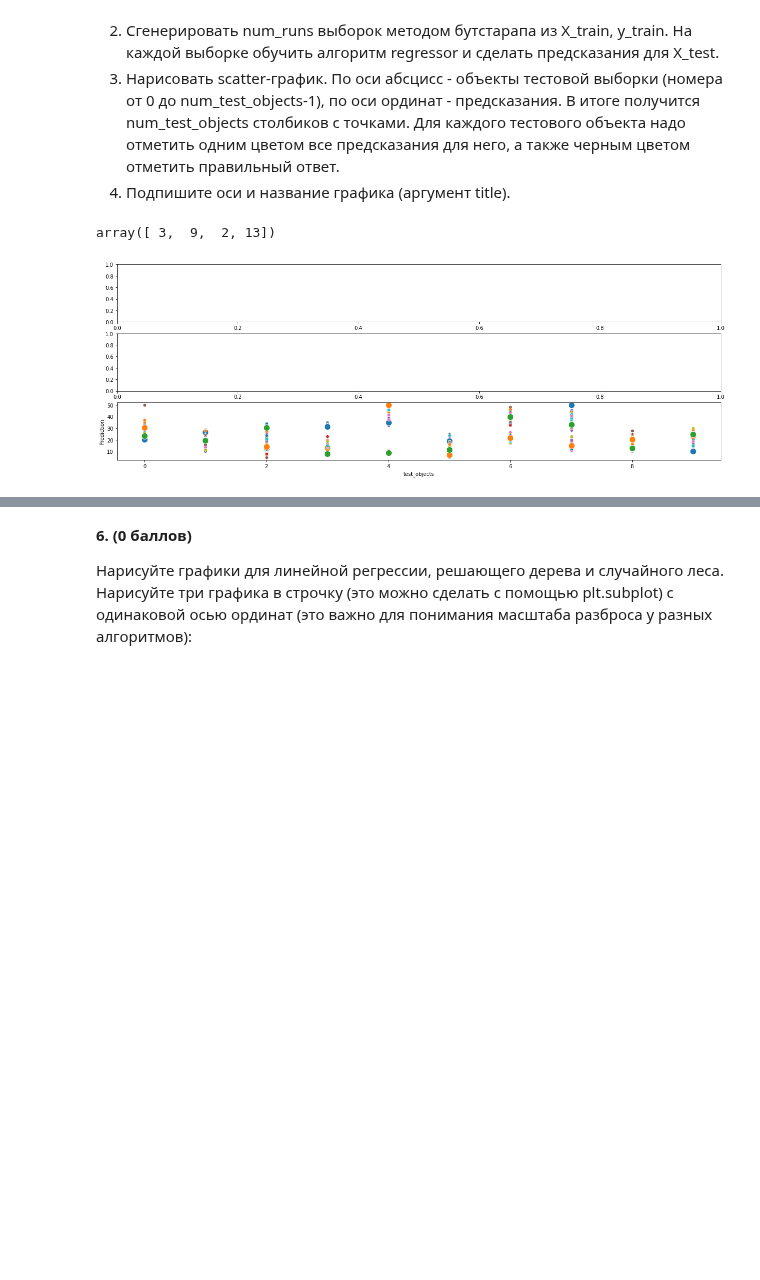
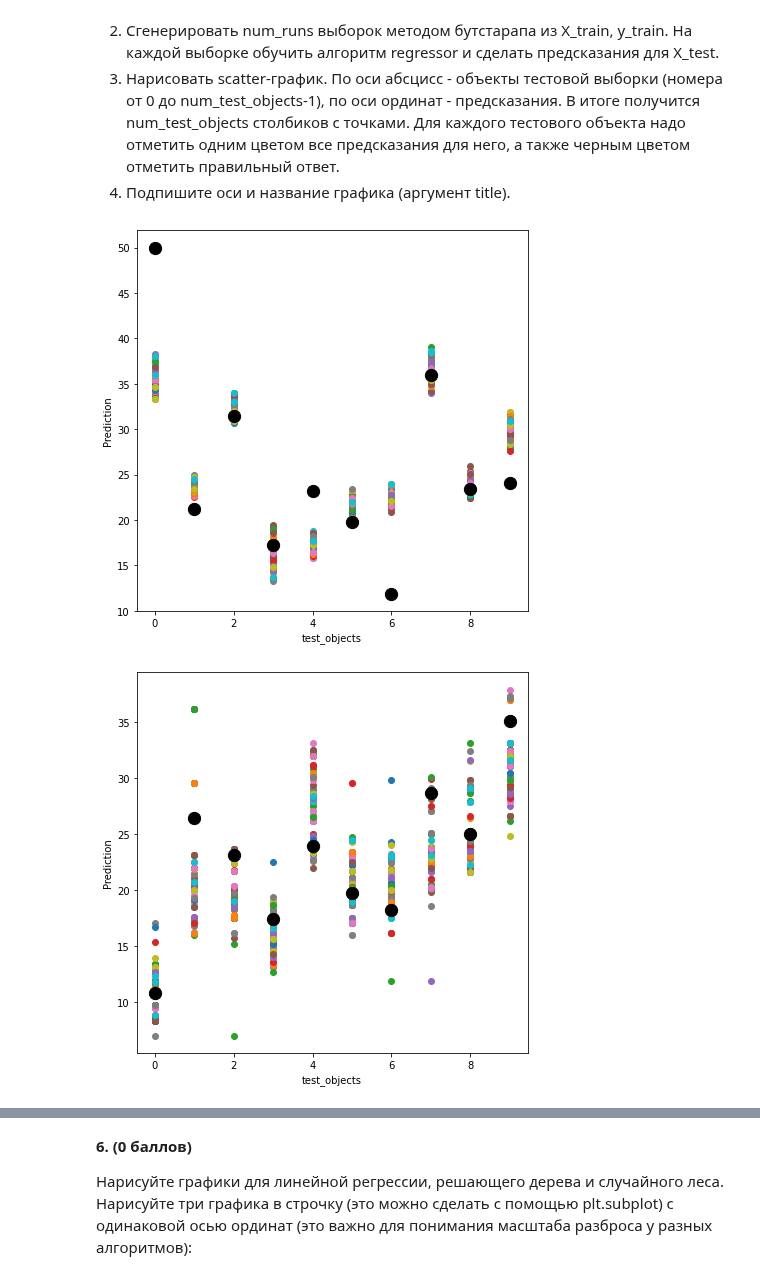
Before and after one commit to HeySlava/hse_course, a Jupyter notebook: bvd_hw6/homework6.ipynb, the cells around one changed output, grey strips where cells are left out. Saved outputs shown, nothing was run; the diff lists cells and outputs as text; code cells hidden in the pictures; blank space fills up the shorter version.

```diff
--- a/bvd_hw6/homework6.ipynb
+++ b/bvd_hw6/homework6.ipynb
@@ -175,11 +175,3 @@ def compute_biase_variance(regressor, X, y, num_runs=1000):
 
 
     return bias, variance, error
-# %%
-%%time
-from sklearn.linear_model import LinearRegression
-
-model = LinearRegression()
-bias, variance, error = compute_biase_variance(model, X, y)
-
-bias, variance, error
@@ -263,10 +248,6 @@ __5. (2 балла)__
 1. Сгенерировать num_runs выборок методом бутстарапа из X_train, y_train. На каждой выборке обучить алгоритм regressor и сделать предсказания для X_test.
 1. Нарисовать scatter-график. По оси абсцисс - объекты тестовой выборки (номера от 0 до num_test_objects-1), по оси ординат - предсказания. В итоге получится num_test_objects столбиков с точками. Для каждого тестового объекта надо отметить одним цветом все предсказания для него, а также черным цветом отметить правильный ответ.
 1. Подпишите оси и название графика (аргумент title).
-# %%
-np.random.choice(np.arange(20), 4)
-# %% [output]
-array([ 3,  9,  2, 13])
 # %%
 def plot_predictions(regressor, X, y, num_runs=100, num_test_objects=10, title=""):
     """
@@ -275,6 +256,7 @@ def plot_predictions(regressor, X, y, num_runs=100, num_test_objects=10, title="
     ### your code here
     bootsrap_index = np.random.choice(np.arange(len(y)), num_test_objects, replace=False)
     out_of_bootstrap = np.setdiff1d(np.arange(len(y)), bootsrap_index)
+    f, ax = plt.subplots(figsize=(7, 7))
 
     for i in range(num_runs):
         X_test = X[bootsrap_index]
@@ -290,16 +272,15 @@ def plot_predictions(regressor, X, y, num_runs=100, num_test_objects=10, title="
         regressor.fit(X_new_train, y_new_train)
         y_predict = regressor.predict(X_test)
 
-        sns.scatterplot(x=np.arange(num_test_objects), y=y_predict)
+        ax.scatter(np.arange(num_test_objects), y_predict)
 
-    ax = sns.scatterplot(x=np.arange(num_test_objects), y=y_test, s=150)
+    ax.scatter(np.arange(num_test_objects), y_test, s=150, c='black')
 
     plt.xlabel('test_objects')
     plt.ylabel('Prediction')
-    return ax
 # %%
-f, ax = plt.subplots(nrows=3, figsize=(21, 7))
 for i, model in enumerate(models):
-    ax[i] = plot_predictions(model(), X, y, title=model.__name__)
+    plot_predictions(model(), X, y, title=model.__name__)
 # %% [output]
-[figure, old version]
+[figure, new version]
+[figure, added]
```
Also changed, not shown: parts of 6 cells of this notebook.
